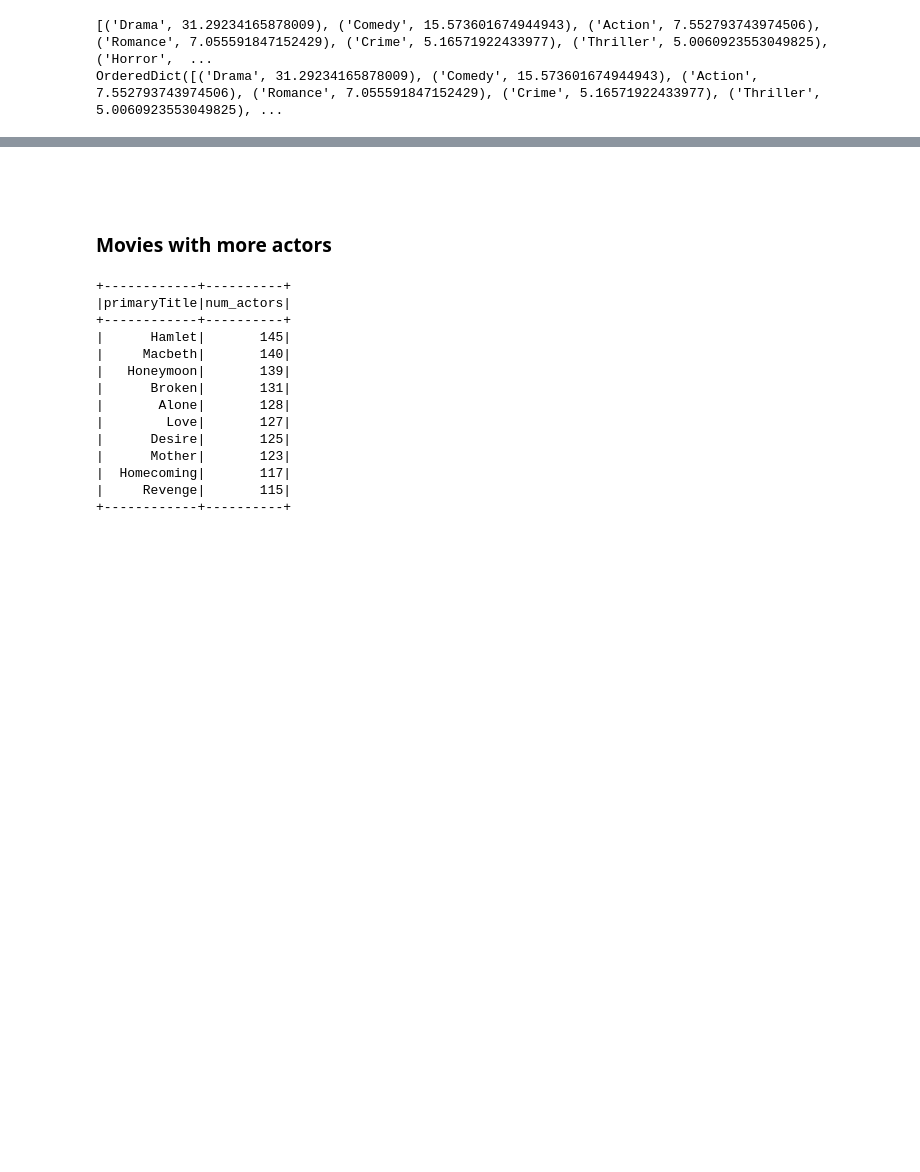
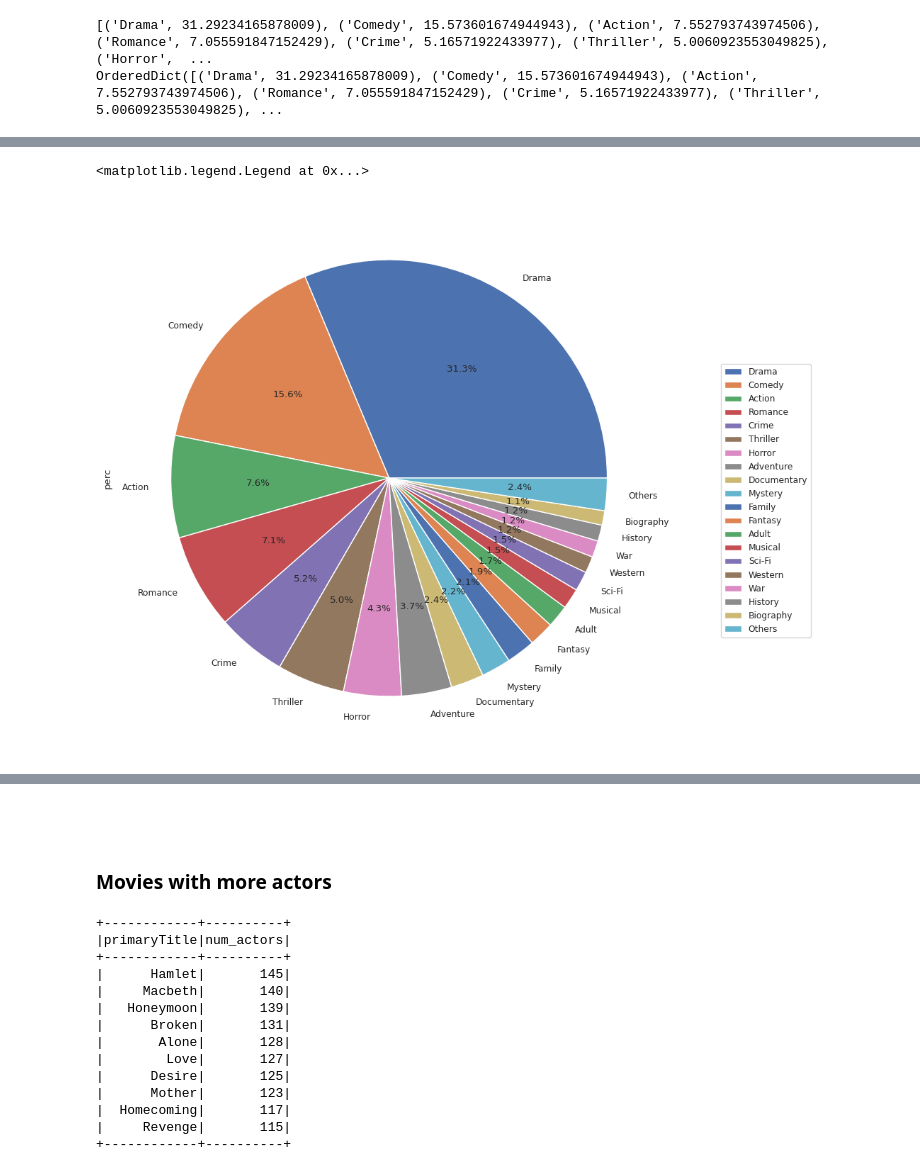
Before and after one commit to Andreaierardi/Market-Basket-Analysis-IMDB, a Jupyter notebook: AMD_project.ipynb, the cells around one changed output, grey strips where cells are left out. Saved outputs shown, nothing was run; the diff lists cells and outputs as text; code cells hidden in the pictures; blank space fills up the shorter version.

```diff
--- a/AMD_project.ipynb
+++ b/AMD_project.ipynb
@@ -570,9 +560,6 @@ print(sorted_dict)
 [('Drama', 31.29234165878009), ('Comedy', 15.573601674944943), ('Action', 7.552793743974506), ('Romance', 7.055591847152429), ('Crime', 5.16571922433977), ('Thriller', 5.0060923553049825), ('Horror',  ...
 OrderedDict([('Drama', 31.29234165878009), ('Comedy', 15.573601674944943), ('Action', 7.552793743974506), ('Romance', 7.055591847152429), ('Crime', 5.16571922433977), ('Thriller', 5.0060923553049825), ...
 # %%
-plt.style.use('ggplot')
-
-
 dic = sorted_dict
 
 import itertools
@@ -583,10 +570,4 @@ for key, group in itertools.groupby(dic, lambda k: 'Others' if (dic[k]<1) else k
 labels = newdic.keys()
 sizes = newdic.values()
 
-fig, ax = plt.subplots()
-
-ax.pie(sizes, labels=labels, autopct='%1.1f%%', startangle=0)
-ax.axis('equal')
-plt.tight_layout()
-
-plt.show()
+perc_df = pd.DataFrame(sizes,labels, columns=["perc"])
@@ -594,0 +594,5 @@ plt.show()
+# %%
+perc_df.plot.pie(autopct="%.1f%%", y = "perc").legend(loc="lower left", bbox_to_anchor=(1.1, 0.2), ncol= 1)
+# %% [output]
+<matplotlib.legend.Legend at 0x...>
+[figure, added]
```
Also changed, not shown: parts of 5 cells of this notebook.
